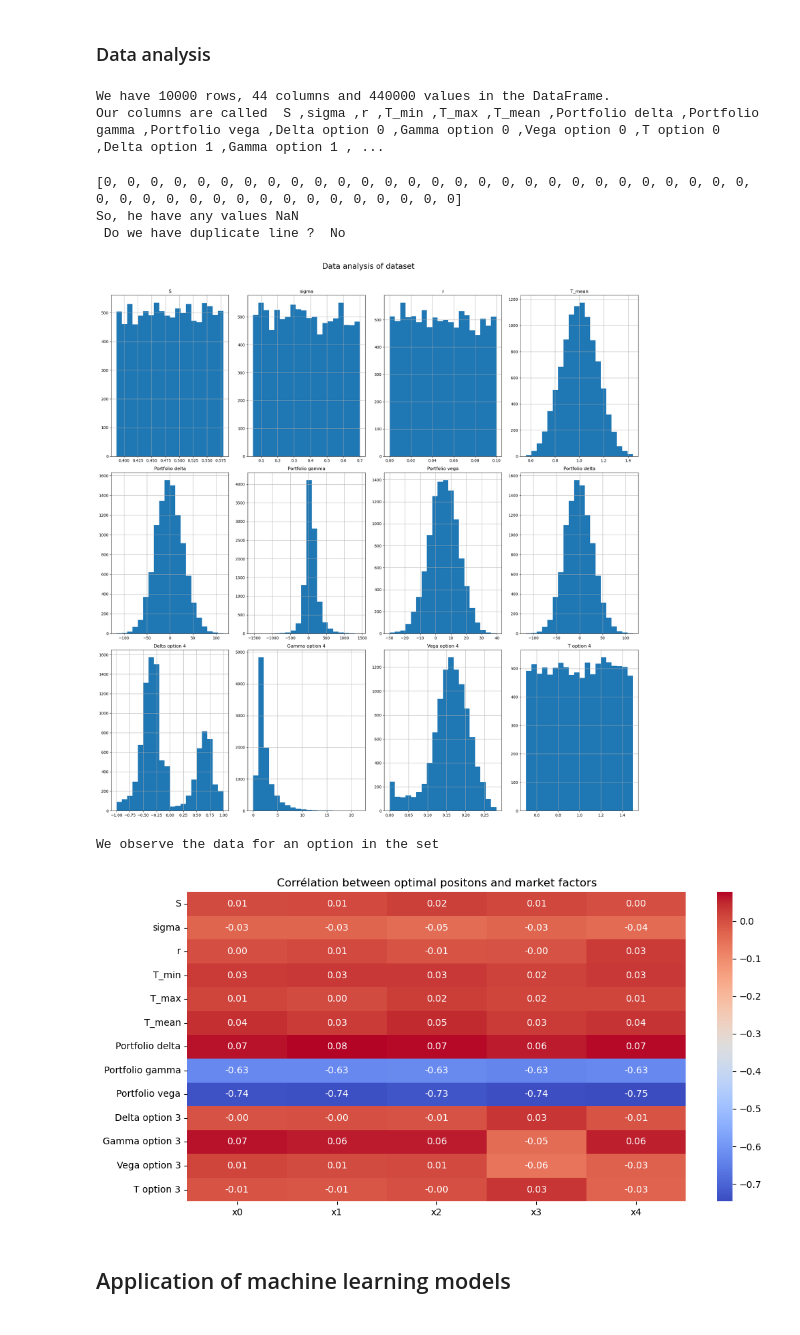
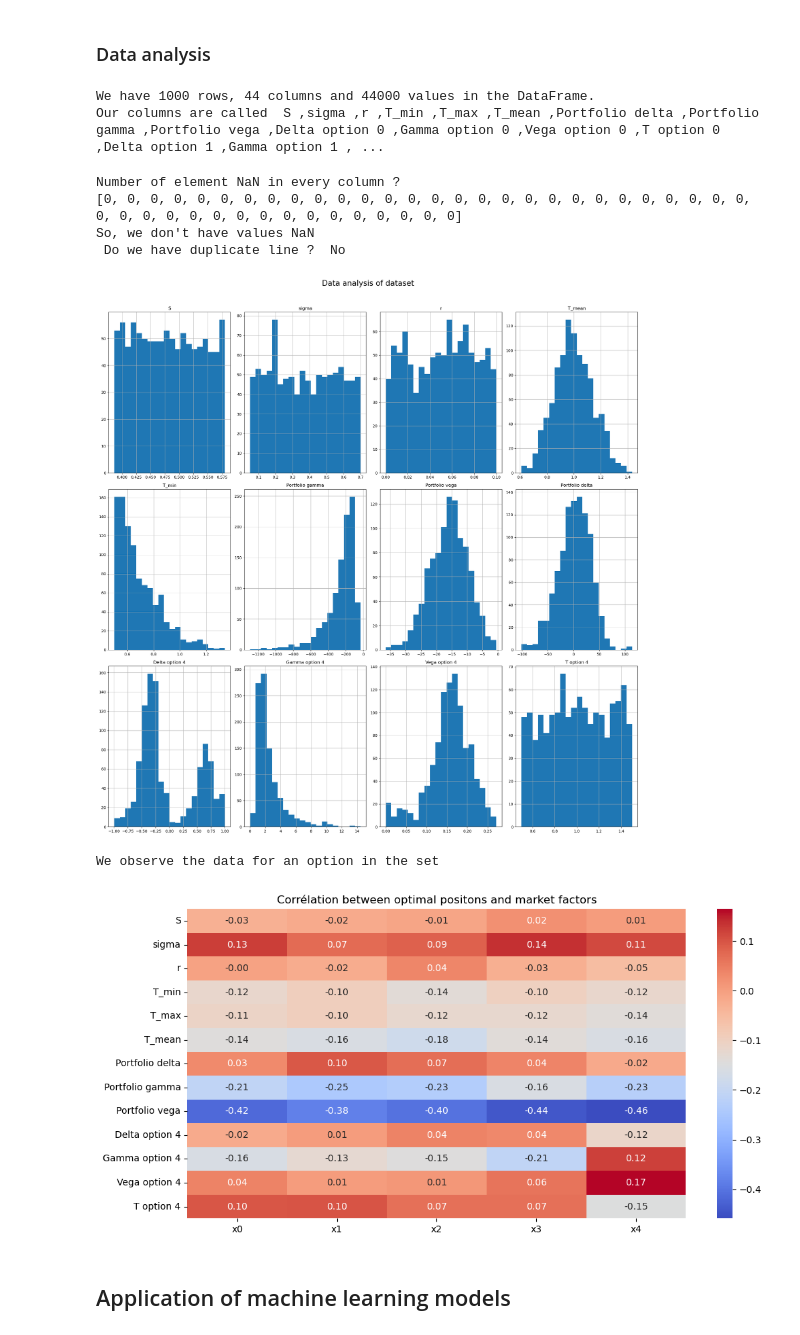
Before and after one commit to TeoBourscheidt/Machine_learning, a Jupyter notebook: Project.ipynb, the cells around one changed output. Drawn from its saved outputs; the diff is of its cells as text; code cells hidden in the pictures.

```diff
--- a/Project.ipynb
+++ b/Project.ipynb
@@ -155,7 +155,7 @@ def solve_eq(p,h):
     h_delta,h_gamma,h_vega=greeks_h(h)
 
     def objectif(x):
-        return (p_gamma + np.dot(h_gamma, x))**2 + 10*(p_delta + np.dot(h_delta, x))**2
+        return (p_gamma + np.dot(h_gamma, x))**2
     def constrainte(x):
         return p_delta+np.dot(h_delta,x)
 
@@ -175,7 +175,7 @@ def solve_eq(p,h):
 np.random.seed(42)
 start = time.time()
 print("Loading in process ..")
-N=10000
+N=1000
 
 datafeat = []
 dataopt=[]
@@ -270,20 +266,23 @@ types_columns=df.dtypes
 print(f"We have {number_rows} rows, {number_columns} columns and {number_values} values in the DataFrame.")
 print(f"Our columns are called ",names_columns)
 # %% [output]
-We have 10000 rows, 44 columns and 440000 values in the DataFrame.
+We have 1000 rows, 44 columns and 44000 values in the DataFrame.
 Our columns are called  S ,sigma ,r ,T_min ,T_max ,T_mean ,Portfolio delta ,Portfolio gamma ,Portfolio vega ,Delta option 0 ,Gamma option 0 ,Vega option 0 ,T option 0 ,Delta option 1 ,Gamma option 1 , ...
 # %%
 l=list(df.isna().sum())
+print("Number of element NaN in every column ?")
 print(l)
-print("So, he have any values NaN")
+print("So, we don't have values NaN")
 print(" Do we have duplicate line ? ", "No" if df.duplicated().sum()==0  else "Yes")
 # %% [output]
+Number of element NaN in every column ?
 [0, 0, 0, 0, 0, 0, 0, 0, 0, 0, 0, 0, 0, 0, 0, 0, 0, 0, 0, 0, 0, 0, 0, 0, 0, 0, 0, 0, 0, 0, 0, 0, 0, 0, 0, 0, 0, 0, 0, 0, 0, 0, 0, 0]
-So, he have any values NaN
+So, we don't have values NaN
  Do we have duplicate line ?  No
 # %%
-names = ["S", "sigma", "r", "T_mean","Portfolio delta", "Portfolio gamma", "Portfolio vega", "Portfolio delta",
-    "Delta option 4", "Gamma option 4", "Vega option 4", "T option 4"]
+n_columns="4"
+names = ["S", "sigma", "r", "T_mean","T_min", "Portfolio gamma", "Portfolio vega", "Portfolio delta",
+    "Delta option "+n_columns, "Gamma option "+n_columns, "Vega option "+n_columns, "T option "+n_columns]
 
 plt.figure(figsize=(20, 20))
 
@@ -297,23 +296,23 @@ plt.tight_layout()
 plt.show()
 print("We observe the data for an option in the set")
 # %% [output]
-[figure, old version]
+[figure, new version]
 We observe the data for an option in the set
 # %%
 corr_matrix = df.corr()
-i=3
+i=4
 feats = ['S', 'sigma', 'r','T_min', 'T_max', 'T_mean', 'Portfolio delta', 'Portfolio gamma', 'Portfolio vega','Delta option '+str(i), 'Gamma option '+str(i),
          'Vega option '+str(i), 'T option '+str(i)]
 optimale_positions = ['x0', 'x1', 'x2', 'x3', 'x4']
 corr_subset = corr_matrix.loc[feats, optimale_positions]
 
 plt.figure(figsize=(12, 6))
 sns.heatmap(corr_subset, annot=True, fmt=".2f", cmap="coolwarm", cbar=True)
 plt.title("Corrélation between optimal positons and market factors")
 plt.yticks(rotation=0)
 plt.show()
 # %% [output]
-[figure, old version]
+[figure, new version]
 # %% [markdown]
 ## Application of machine learning models
 # %%
```
Also changed, not shown: parts of 15 cells of this notebook, 8 other files.
